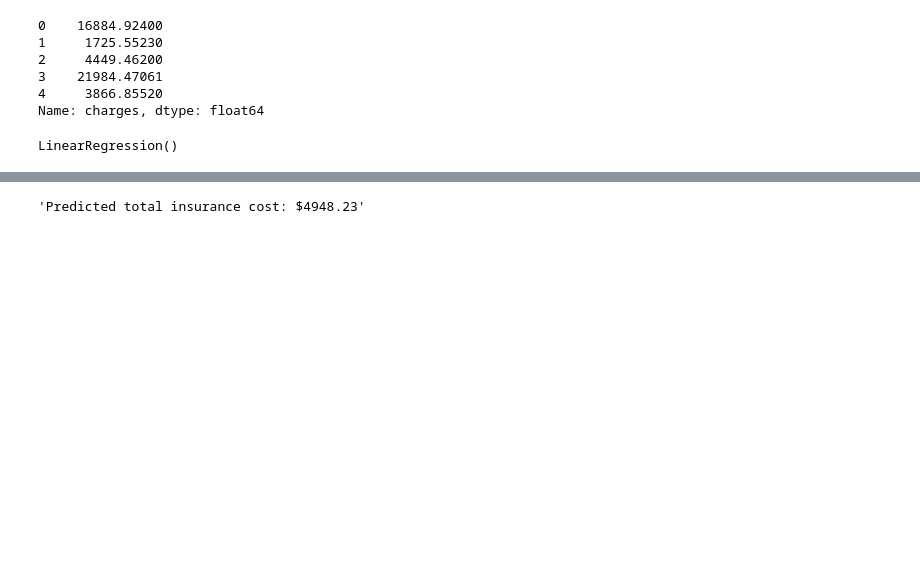
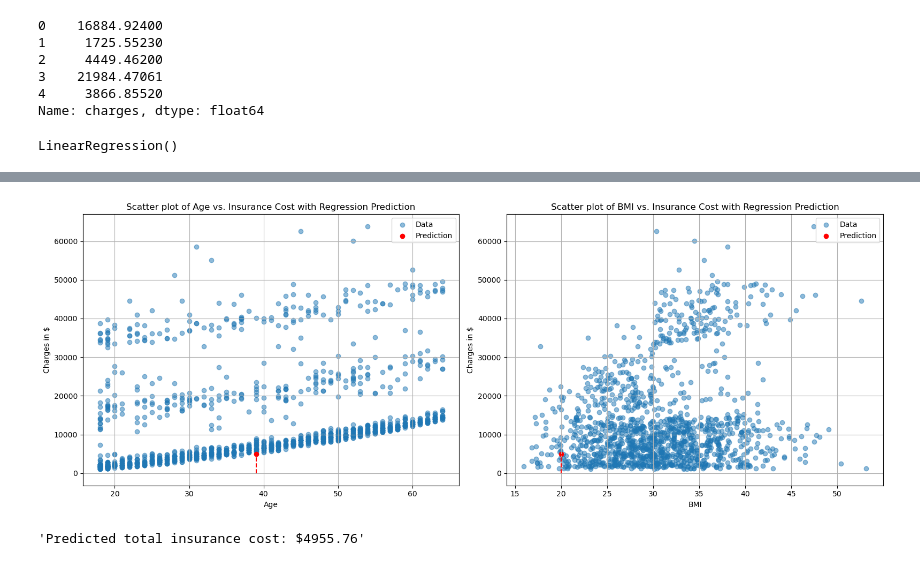
Before and after one commit to Nagharjun17/Interactive-Linear-Regression-using-Widgets, a Jupyter notebook: Interactive Linear Regression using Widgets.ipynb, the cells around one changed output, grey strips where cells are left out. Saved outputs shown, nothing was run; the diff lists cells and outputs as text; code cells hidden in the pictures; blank space fills up the shorter version.

```diff
--- a/Interactive Linear Regression using Widgets.ipynb
+++ b/Interactive Linear Regression using Widgets.ipynb
@@ -81,10 +159,41 @@ Training MAE: 3791.9962186922594
+# %%
+def plot_with_regression(age, bmi, y_pred):
+    fig, axes = plt.subplots(nrows=1, ncols=2, figsize=(16, 6))
+
+    axes[0].scatter(X["age"], target, alpha=0.5, label='Data')
+    axes[0].scatter(age, y_pred, color='red', label='Prediction')
+    axes[0].plot([age, age], [0, y_pred], linestyle='--', color='red')
+    axes[0].set_title("Scatter plot of Age vs. Insurance Cost with Regression Prediction")
+    axes[0].set_xlabel("Age")
+    axes[0].set_ylabel("Charges in $")
+    axes[0].legend()
+    axes[0].grid(True)
+
+    axes[1].scatter(X["bmi"], target, alpha=0.5, label='Data')
+    axes[1].scatter(bmi, y_pred, color='red', label='Prediction')
+    axes[1].plot([bmi, bmi], [0, y_pred], linestyle='--', color='red')
+    axes[1].set_title("Scatter plot of BMI vs. Insurance Cost with Regression Prediction")
+    axes[1].set_xlabel("BMI")
+    axes[1].set_ylabel("Charges in $")
+    axes[1].legend()
+    axes[1].grid(True)
+
+    plt.tight_layout()
+    plt.show()
 # %%
-def make_prediction(age, bmi, smoker):
-    df = pd.DataFrame({"age":age, "bmi":bmi, "smoker":smoker},index=[0])
+def make_prediction(age, bmi, smoker, sex, region_southeast):
+    df = pd.DataFrame({"age":age,
+                       "bmi":bmi,
+                       "sex":sex,
+                       "smoker":smoker,
+                       "region_southeast":region_southeast
+                      },index=[0])
     prediction = model.predict(df).round(2)[0]
+    plot_with_regression(age, bmi, prediction)
     return f"Predicted total insurance cost: ${prediction}"
 # %%
-make_prediction(39, 20, 0)
+make_prediction(39, 20, 0, 1, 0)
 # %% [output]
+[figure, added]
-'Predicted total insurance cost: $4948.23'
+'Predicted total insurance cost: $4955.76'
 # %%
```
Also changed, not shown: parts of 10 cells of this notebook.
